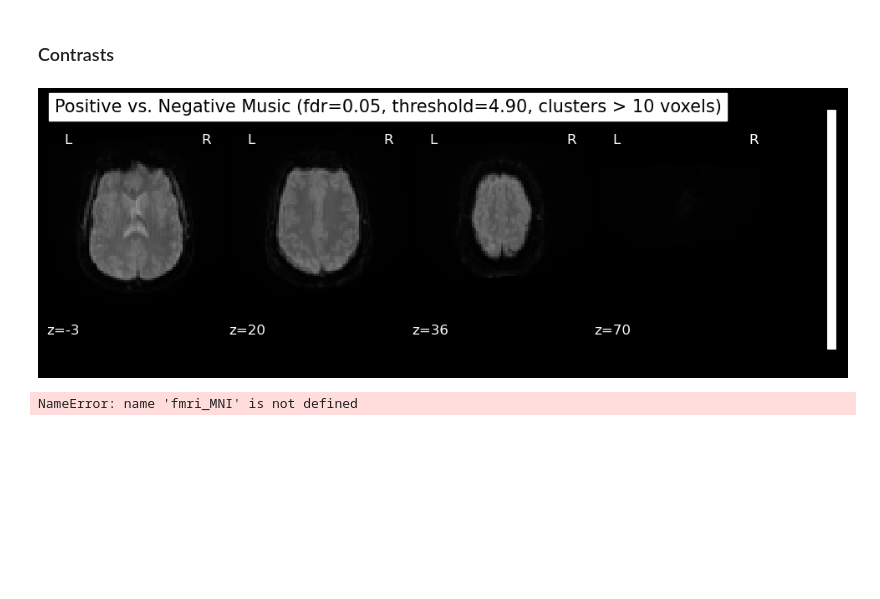
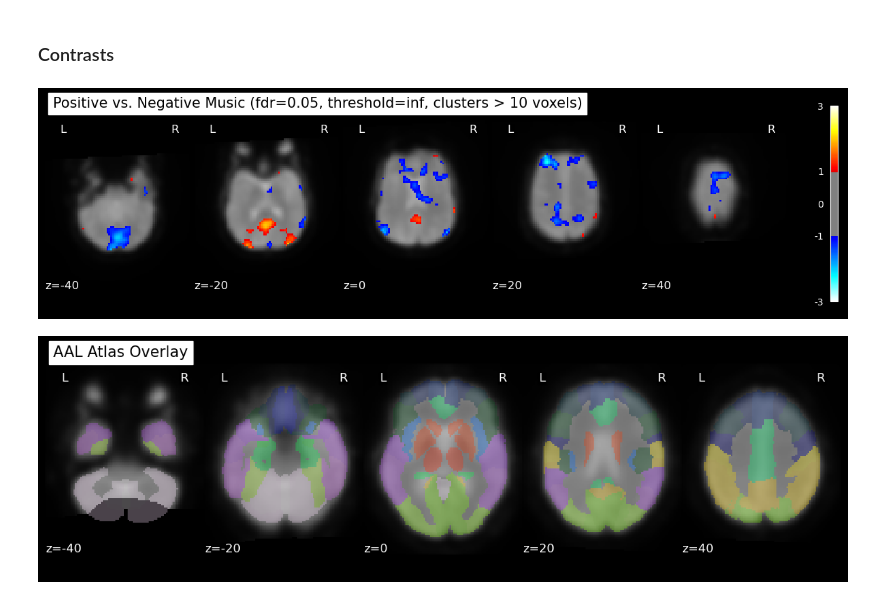
Before and after one commit to gdederichs/NSSP_project_1, a Jupyter notebook: design_matrix.ipynb, the cells around one changed output. Cells and saved outputs as stored; diff of their text form; code cells hidden in the pictures; blank space fills up the shorter version.

```diff
--- a/design_matrix.ipynb
+++ b/design_matrix.ipynb
@@ -209,22 +214,3 @@ pos_vs_neg = conditions['positive_music'] - conditions['negative_music']
 
 plot_contrast_matrix(pos_vs_neg, design_matrix=design, output_file = op.join(deriv_path, 'contrast_pos_neg.jpg'))
 plt.show()
-# %%
-z_map = fmri_glm.compute_contrast(pos_vs_neg, output_type='z_score')
-fdr_rate, cluster_size = 0.05, 10
-clean_map, threshold = threshold_stats_img(z_map,
-                                           alpha=fdr_rate,
-                                           height_control='fdr',
-                                           cluster_threshold=cluster_size)
-
-mean_img_ = mean_img(fmri_img),
-plot_stat_map(clean_map,
-              bg_img=mean_img_[0],
-              threshold=threshold,
-              display_mode='z',
-              cut_coords=[-3,20,36,70],
-              black_bg=True,
-              title='Positive vs. Negative Music (fdr={}, threshold={:.2f}, clusters > {} voxels)'.format(fdr_rate, threshold, cluster_size))
-plt.show()
-# %% [output]
-[figure, removed]
@@ -253,22 +258,31 @@ def atlas_fMRI_MNI(fmri_img, atlas_path, fMRI_MNI_path):
     warpedImage = ants.apply_transforms(fixed=fixed_image, moving=moving_image, transformlist=transformation['fwdtransforms'])
     ants.image_write(warpedImage, fMRI_MNI_path)
 
-    return atlas_img, nib.load(fMRI_MNI_path)
+    return aal_atlas, atlas_img, nib.load(fMRI_MNI_path)
 
-atlas_img, fMRI_MNI = atlas_fMRI_MNI(fmri_img, atlas_path, fMRI_MNI_path)
-
-
-# Overlay AAL atlas on top of the fMRI
-plot_roi(atlas_img,
-          bg_img=fmri_MNI,
-          display_mode='z',
-          cut_coords=[-3, 20, 36, 70],
-          alpha=0.3,
-          title="AAL Atlas Overlay")
-
-plt.show()
+aal_atlas, atlas_img, fMRI_MNI = atlas_fMRI_MNI(fmri_img, atlas_path, fMRI_MNI_path)
-# %% [output]
-NameError: name 'fmri_MNI' is not defined
+# %%
+# TODO: same MNI space -> run it before analysis
+
+plot_stat_map(z_map,
+              bg_img=mean_img_[0],
+              threshold=1,
+              display_mode='z',
+              cut_coords=[-40,-20,0,20,40],
+              black_bg=True,
+              title='Positive vs. Negative Music (fdr={}, threshold={:.2f}, clusters > {} voxels)'.format(fdr_rate, threshold, cluster_size))
+
+plot_roi(atlas_img,
+          bg_img=fMRI_MNI,
+          display_mode='z',
+          cut_coords=[-40,-20, 0, 20, 40],
+          alpha=0.3,
+          title="AAL Atlas Overlay")
+
+plt.show()
+# %% [output]
+[figure, added]
+[figure, added]
 # %%
 # oooor choose which one
 
```
Also changed, not shown: parts of 7 cells of this notebook, 6 other files.
